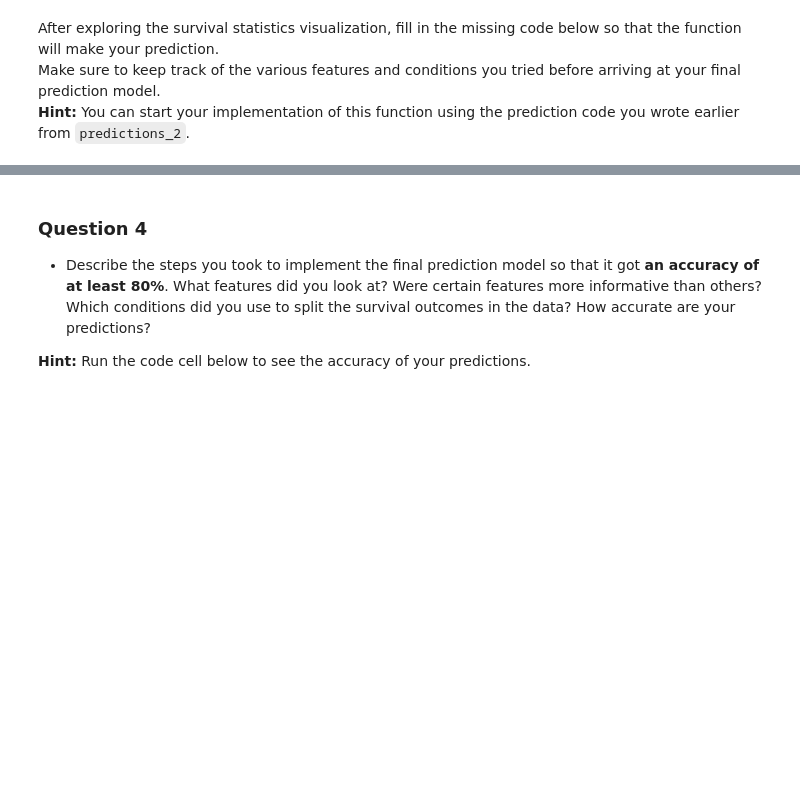
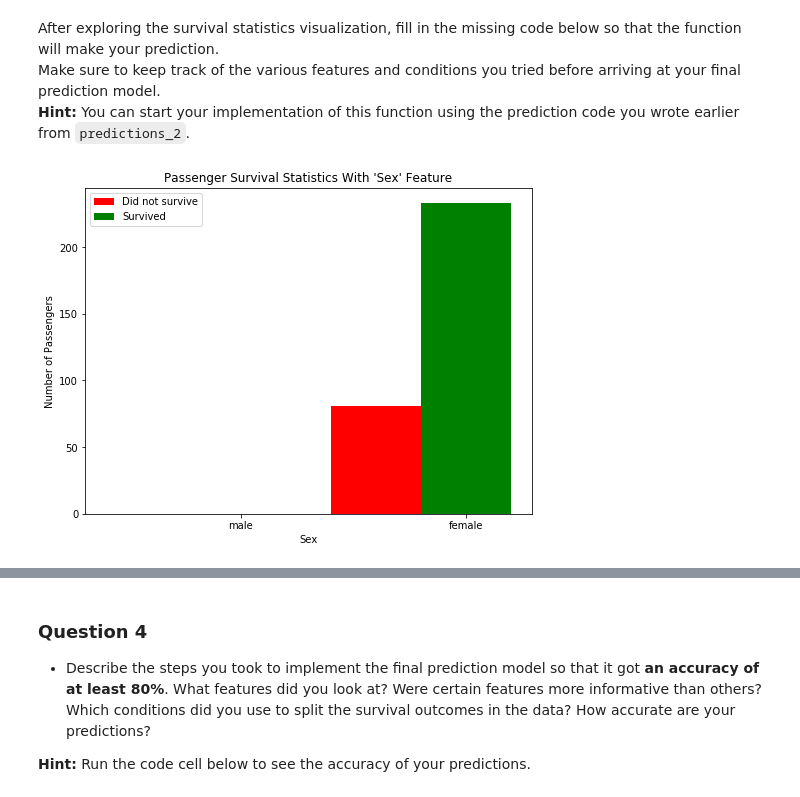
Before and after one commit to gatarelib/Machine-Learning-Nanodegree, a Jupyter notebook: titanic_survival_exploration/titanic_survival_exploration.ipynb, the cells around one changed output, grey strips where cells are left out. Cells and saved outputs as stored; diff of their text form; code cells hidden in the pictures; blank space fills up the shorter version.

```diff
--- a/titanic_survival_exploration/titanic_survival_exploration.ipynb
+++ b/titanic_survival_exploration/titanic_survival_exploration.ipynb
@@ -230,4 +228,8 @@ vs.survival_stats(data, outcomes, 'Age', ["Sex == 'male'", "Age < 18"])
 After exploring the survival statistics visualization, fill in the missing code below so that the function will make your prediction.
 Make sure to keep track of the various features and conditions you tried before arriving at your final prediction model.
 **Hint:** You can start your implementation of this function using the prediction code you wrote earlier from `predictions_2`.
+# %%
+vs.survival_stats(data, outcomes, 'Sex', ["Sex == 'female'"])
+# %% [output]
+[figure, added]
 # %%
```
Also changed, not shown: parts of 13 cells of this notebook, 6 other files.
